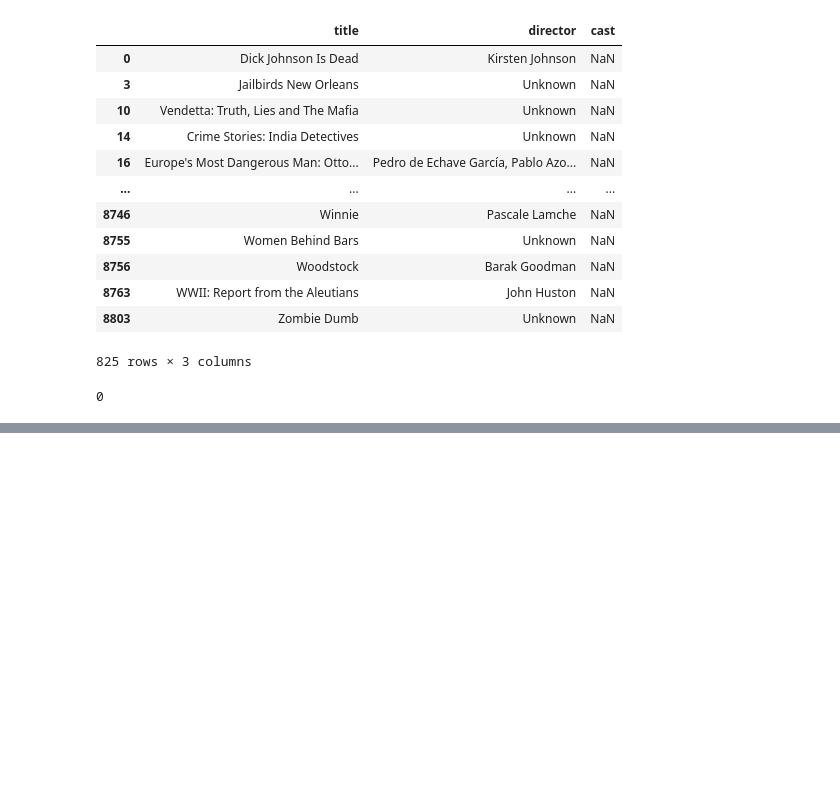
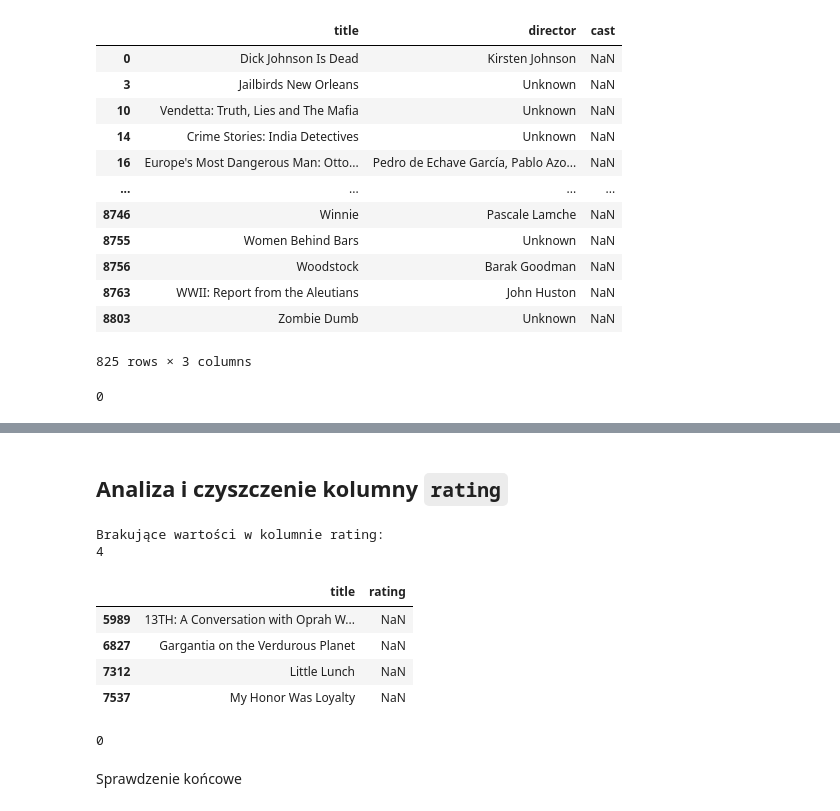
Before and after one commit to martafreund/analiza, a Jupyter notebook: netfix_cleaning.ipynb, the cells around one changed output, grey strips where cells are left out. Drawn from its saved outputs; the diff is of its cells as text; code cells hidden in the pictures; blank space fills up the shorter version.

Commit message:
Czyszczenie danych i uzupełnienie brakujących wartości rating

```diff
--- a/netfix_cleaning.ipynb
+++ b/netfix_cleaning.ipynb
@@ -175,0 +233,16 @@ print(df["cast"].isnull().sum())
+# %% [markdown]
+## Analiza i czyszczenie kolumny `rating`
+# %%
+print("Brakujące wartości w kolumnie rating:")
+print(df["rating"].isnull().sum())
+# %% [output]
+Brakujące wartości w kolumnie rating:
+4
+# %%
+df.loc[df["rating"].isna(), ["title", "rating"]]
+# %% [output]
+|  | title | rating |
+| 5989 | 13TH: A Conversation with Oprah W... | NaN |
+| 6827 | Gargantia on the Verdurous Planet | NaN |
+| 7312 | Little Lunch | NaN |
+| 7537 | My Honor Was Loyalty | NaN |
@@ -175,0 +251,6 @@ print(df["cast"].isnull().sum())
+# %%
+print(df["rating"].isnull().sum())
+# %% [output]
+0
+# %% [markdown]
+Sprawdzenie końcowe
```
Also changed, not shown: parts of 14 cells of this notebook.
